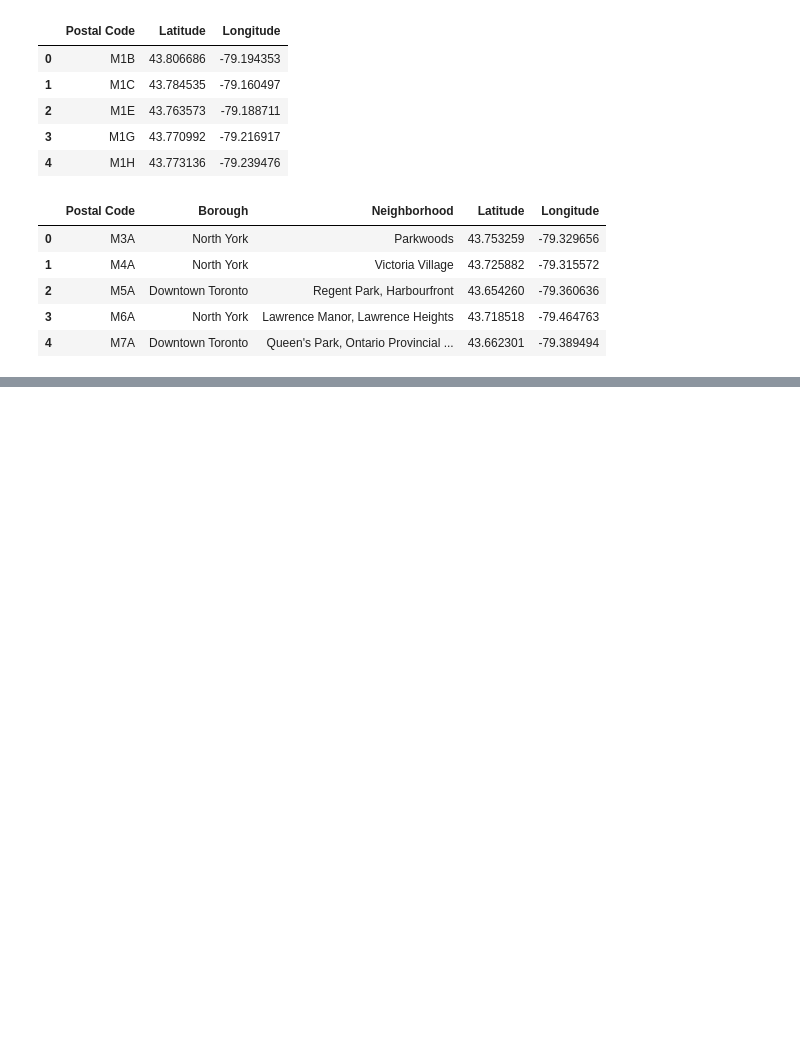
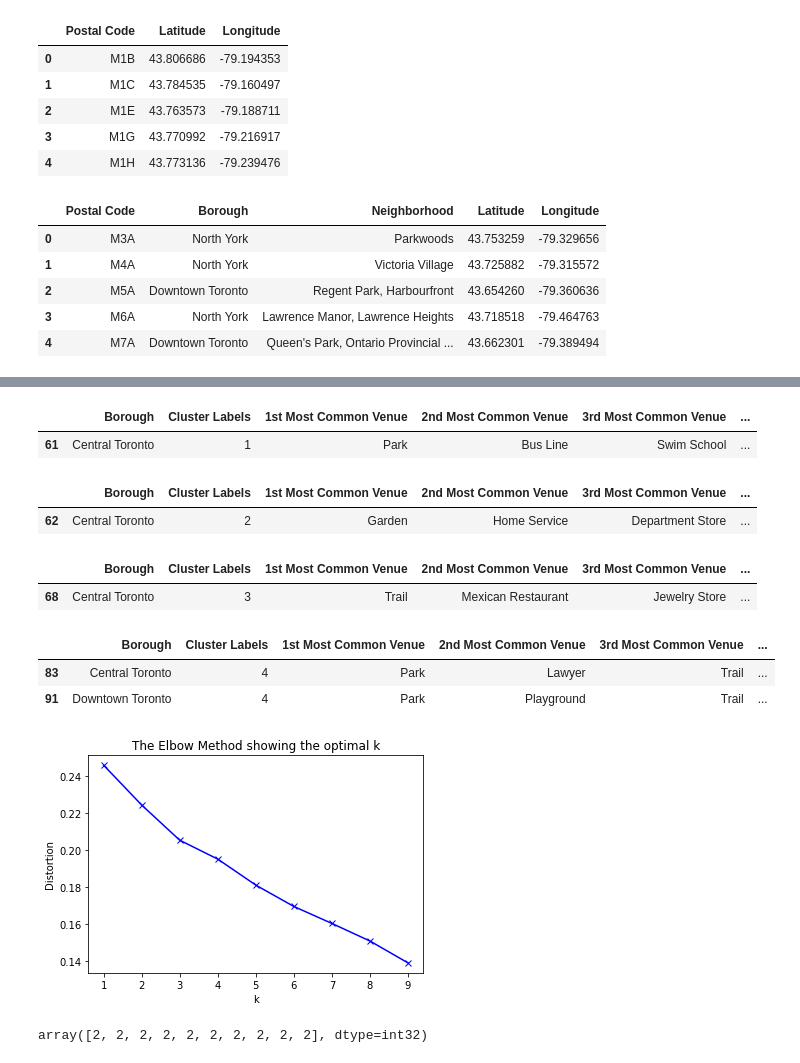
Before and after one commit to SangeetaMudakannanavar/Coursera, a Jupyter notebook: Battleofneighborhood1.ipynb, the cells around one changed output, grey strips where cells are left out. Cells and saved outputs as stored; diff of their text form; code cells hidden in the pictures; blank space fills up the shorter version.

```diff
--- a/Battleofneighborhood1.ipynb
+++ b/Battleofneighborhood1.ipynb
@@ -167,0 +635,2 @@ map_Toronto
+# %%
+toronto_buroughs_venues = getNearbyVenues(names=toronto_buroughs['Neighborhood'], latitudes=toronto_buroughs['Latitude'], longitudes=toronto_buroughs['Longitude'])
@@ -167,0 +714,10 @@ map_Toronto
+# %%
+#one hot
+toronto_buroughs_onehot = pd.get_dummies(toronto_buroughs_venues[['Venue Category']], prefix="", prefix_sep="")
+
+toronto_buroughs_onehot['Neighborhood'] = toronto_buroughs_venues['Neighborhood']
+
+fixed_columns = [toronto_buroughs_onehot.columns[-1]] + list(toronto_buroughs_onehot.columns[:-1])
+toronto_buroughs_onehot = toronto_buroughs_onehot[fixed_columns]
+
+toronto_buroughs_onehot.head()
@@ -167,0 +735,3 @@ map_Toronto
+# %%
+toronto_buroughs_grouped = toronto_buroughs_onehot.groupby('Neighborhood').mean().reset_index()
+toronto_buroughs_grouped
@@ -167,0 +824,7 @@ map_Toronto
+# %%
+# Now for the good part!
+#k-means clustering
+kclusters = 5
+tb_grouped_clustering = toronto_buroughs_grouped.drop('Neighborhood', 1)
+kmeans = KMeans(n_clusters=kclusters, random_state=0).fit(tb_grouped_clustering)
+kmeans.labels_[0:10]
@@ -167,0 +896,57 @@ map_Toronto
+# %%
+#The second
+TB_merged.loc[TB_merged['Cluster Labels'] == 1, TB_merged.columns[[1] + list(range(5, TB_merged.shape[1]))]]
+# %% [output]
+|  | Borough | Cluster Labels | 1st Most Common Venue | 2nd Most Common Venue | 3rd Most Common Venue | ... |
+| 61 | Central Toronto | 1 | Park | Bus Line | Swim School | ... |
+# %%
+#The third
+TB_merged.loc[TB_merged['Cluster Labels'] == 2, TB_merged.columns[[1] + list(range(5, TB_merged.shape[1]))]]
+# %% [output]
+|  | Borough | Cluster Labels | 1st Most Common Venue | 2nd Most Common Venue | 3rd Most Common Venue | ... |
+| 62 | Central Toronto | 2 | Garden | Home Service | Department Store | ... |
+# %%
+#The fourth
+TB_merged.loc[TB_merged['Cluster Labels'] == 3, TB_merged.columns[[1] + list(range(5, TB_merged.shape[1]))]]
+# %% [output]
+|  | Borough | Cluster Labels | 1st Most Common Venue | 2nd Most Common Venue | 3rd Most Common Venue | ... |
+| 68 | Central Toronto | 3 | Trail | Mexican Restaurant | Jewelry Store | ... |
+# %%
+#The fifth
+TB_merged.loc[TB_merged['Cluster Labels'] == 4, TB_merged.columns[[1] + list(range(5, TB_merged.shape[1]))]]
+# %% [output]
+|  | Borough | Cluster Labels | 1st Most Common Venue | 2nd Most Common Venue | 3rd Most Common Venue | ... |
+| 83 | Central Toronto | 4 | Park | Lawyer | Trail | ... |
+| 91 | Downtown Toronto | 4 | Park | Playground | Trail | ... |
+# %%
+# determine k using elbow method
+
+from sklearn.cluster import KMeans
+from sklearn import metrics
+from scipy.spatial.distance import cdist
+import numpy as np
+import matplotlib.pyplot as plt
+
+# k means determine k
+distortions = []
+K = range(1,10)
+for k in K:
+    kmeanModel = KMeans(n_clusters=k).fit(tb_grouped_clustering)
+    kmeanModel.fit(tb_grouped_clustering)
+    distortions.append(sum(np.min(cdist(tb_grouped_clustering, kmeanModel.cluster_centers_, 'euclidean'), axis=1)) / tb_grouped_clustering.shape[0])
+
+# Plot the elbow
+plt.plot(K, distortions, 'bx-')
+plt.xlabel('k')
+plt.ylabel('Distortion')
+plt.title('The Elbow Method showing the optimal k')
+plt.show()
+# %% [output]
+[figure, added]
+# %%
+kclusters = 3
+tb_grouped_clustering = toronto_buroughs_grouped.drop('Neighborhood', 1)
+kmeans = KMeans(n_clusters=kclusters, random_state=0).fit(tb_grouped_clustering)
+kmeans.labels_[0:10]
+# %% [output]
+array([2, 2, 2, 2, 2, 2, 2, 2, 2, 2], dtype=int32)
```
Also changed, not shown: parts of 53 cells of this notebook.
